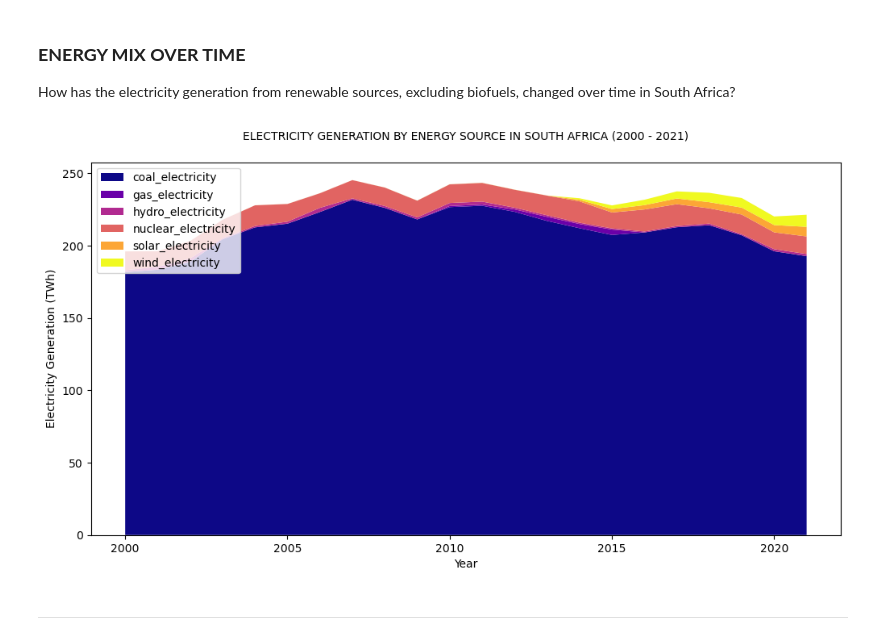
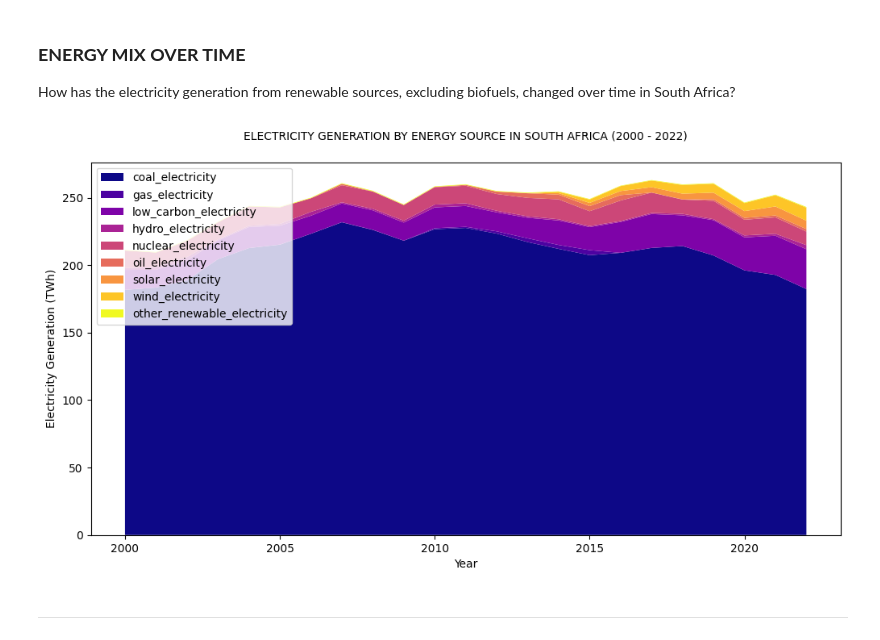
Before and after one commit to natashaely/RenewableEnergySA, a Jupyter notebook: renewable_energy_south_africa_data_visualisations.ipynb, the cells around one changed output. Saved outputs shown, nothing was run; the diff lists cells and outputs as text; code cells hidden in the pictures.

```diff
--- a/renewable_energy_south_africa_data_visualisations.ipynb
+++ b/renewable_energy_south_africa_data_visualisations.ipynb
@@ -23,5 +28,5 @@ from matplotlib.ticker import StrMethodFormatter
 # %%
-df = pd.read_csv('owid-energy-data.csv')
+df = pd.read_csv('/content/drive/MyDrive/Colab/5 Renewable Energy/dataset/owid-energy-data.csv')
 # %% [markdown]
 
 
@@ -296,25 +319,26 @@ plt.show()
 How has the electricity generation from renewable sources, excluding biofuels, changed over time in South Africa?
 # %%
 # Selecting columns for stacked area plot.
-energy_sources = ['coal_electricity', 'gas_electricity', 'hydro_electricity', 'nuclear_electricity',
-                  'solar_electricity', 'wind_electricity']
+energy_sources = ['coal_electricity', 'gas_electricity',
+                  'low_carbon_electricity', 'hydro_electricity', 'nuclear_electricity', 'oil_electricity',
+                  'solar_electricity', 'wind_electricity', 'other_renewable_electricity']
 
 # Getting the number of energy sources.
 num_sources = len(energy_sources)
 
 # Generating a range of colours from the 'plasma' colormap.
 colors = plt.cm.plasma(np.linspace(0, 1, num_sources))
 
 # Plotting stacked area chart.
 plt.figure(figsize=(12, 6))
 plt.stackplot(sa_df['year'], [sa_df[column] for column in energy_sources], labels=energy_sources, colors=colors)
 plt.xlabel('Year')
 plt.ylabel('Electricity Generation (TWh)')
-plt.title('ELECTRICITY GENERATION BY ENERGY SOURCE IN SOUTH AFRICA (2000 - 2021)', fontsize=10, pad=20)
+plt.title('ELECTRICITY GENERATION BY ENERGY SOURCE IN SOUTH AFRICA (2000 - 2022)', fontsize=10, pad=20)
 plt.legend(loc='upper left')
 plt.show()
 # %% [output]
-[figure, old version]
+[figure, new version]
 # %% [markdown]
 
 
```
Also changed, not shown: parts of 29 cells of this notebook.
